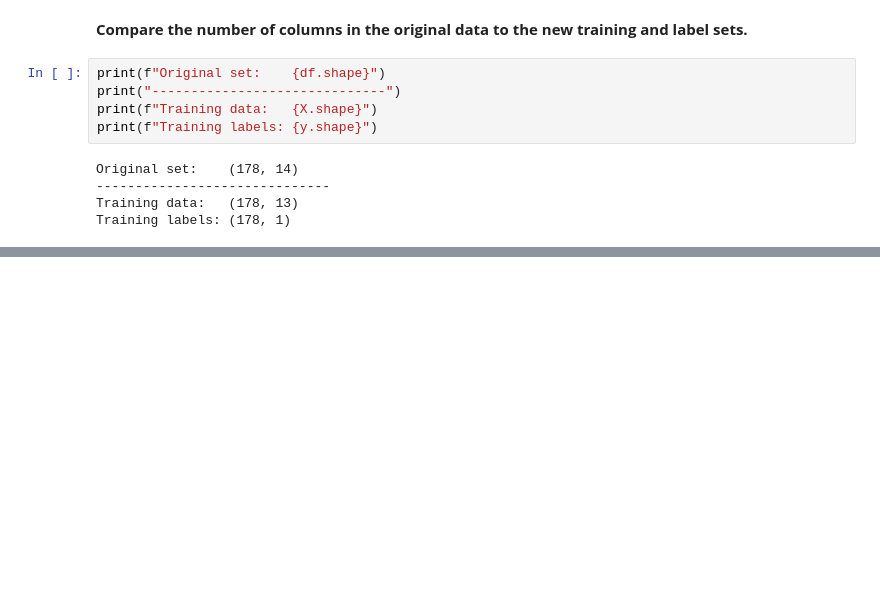
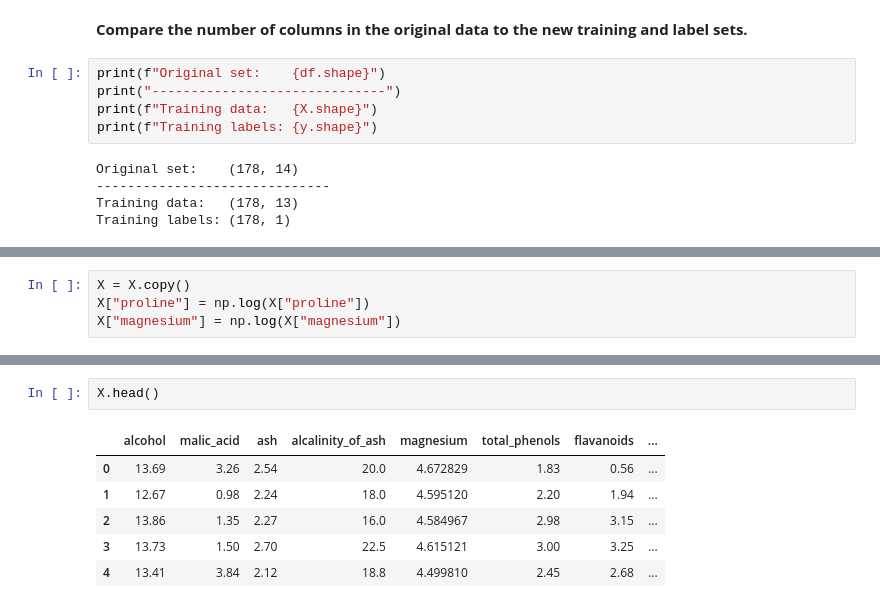
Before and after one commit to tyrantdavis/Multi-Class-Classification-Wine, a Jupyter notebook: wine-classification.ipynb, the cells around one changed output, grey strips where cells are left out. Drawn from its saved outputs; the diff is of its cells as text; blank space fills up the shorter version.

Commit message:
Normalize 'magnesium' and 'proline' features.

```diff
--- a/wine-classification.ipynb
+++ b/wine-classification.ipynb
@@ -235,0 +238,4 @@ Training labels: (178, 1)
+# %%
+X = X.copy()
+X["proline"] = np.log(X["proline"])
+X["magnesium"] = np.log(X["magnesium"])
@@ -235,0 +270,9 @@ Training labels: (178, 1)
+# %%
+X.head()
+# %% [output]
+|  | alcohol | malic_acid | ash | alcalinity_of_ash | magnesium | total_phenols | flavanoids | ... |
+| 0 | 13.69 | 3.26 | 2.54 | 20.0 | 4.672829 | 1.83 | 0.56 | ... |
+| 1 | 12.67 | 0.98 | 2.24 | 18.0 | 4.595120 | 2.20 | 1.94 | ... |
+| 2 | 13.86 | 1.35 | 2.27 | 16.0 | 4.584967 | 2.98 | 3.15 | ... |
+| 3 | 13.73 | 1.50 | 2.70 | 22.5 | 4.615121 | 3.00 | 3.25 | ... |
+| 4 | 13.41 | 3.84 | 2.12 | 18.8 | 4.499810 | 2.45 | 2.68 | ... |
```
Also changed, not shown: parts of 4 cells of this notebook.
